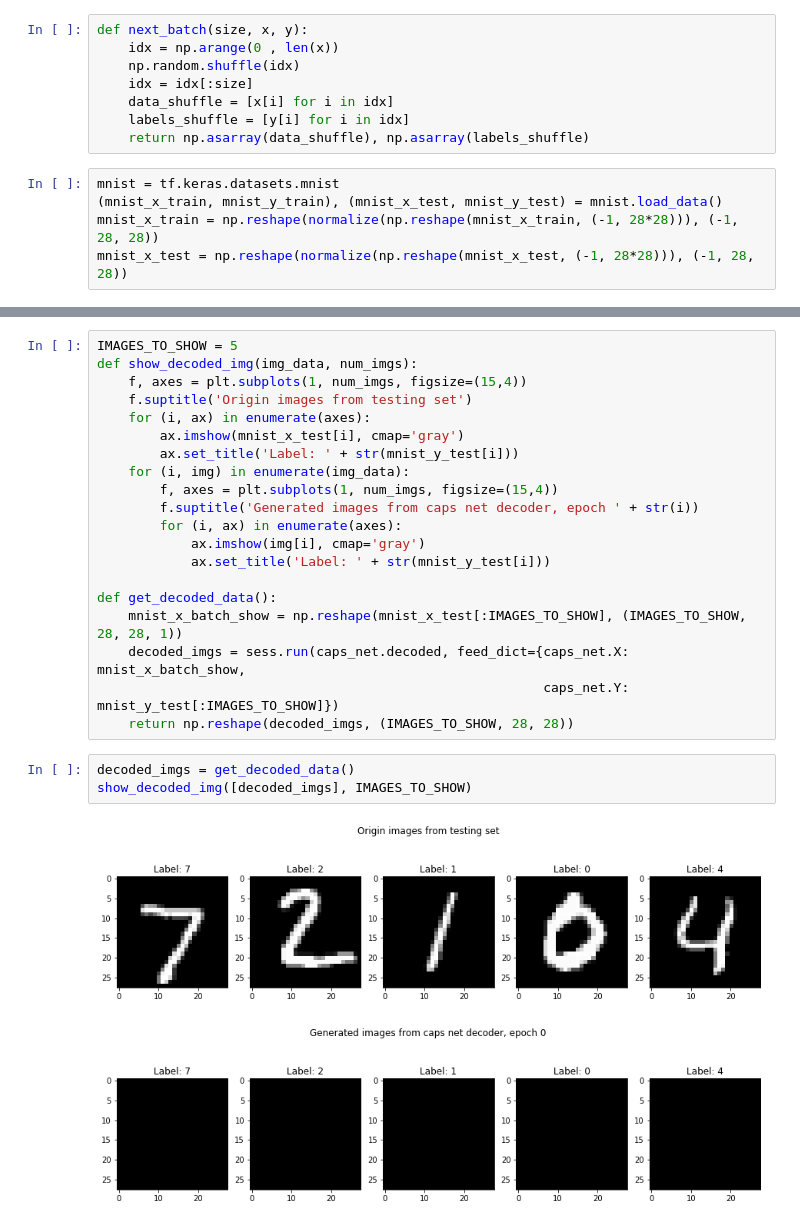
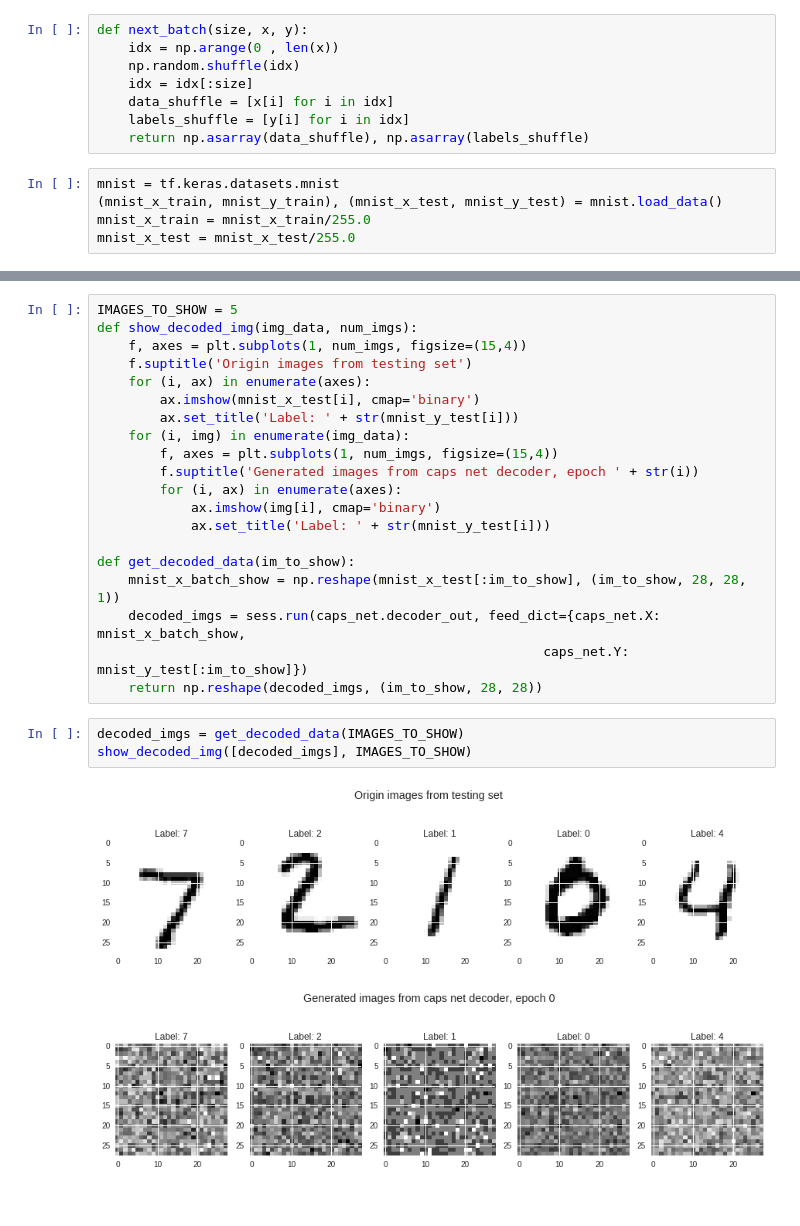
Before and after one commit to MoonL1ght/CapsNet, a Jupyter notebook: CapsNet-Testing.ipynb, the cells around one changed output, grey strips where cells are left out. Saved outputs shown, nothing was run; the diff lists cells and outputs as text.

```diff
--- a/CapsNet-Testing.ipynb
+++ b/CapsNet-Testing.ipynb
@@ -74,5 +73,5 @@ def next_batch(size, x, y):
 # %%
 mnist = tf.keras.datasets.mnist
 (mnist_x_train, mnist_y_train), (mnist_x_test, mnist_y_test) = mnist.load_data()
-mnist_x_train = np.reshape(normalize(np.reshape(mnist_x_train, (-1, 28*28))), (-1, 28, 28))
-mnist_x_test = np.reshape(normalize(np.reshape(mnist_x_test, (-1, 28*28))), (-1, 28, 28))
+mnist_x_train = mnist_x_train/255.0
+mnist_x_test = mnist_x_test/255.0
@@ -98,23 +100,23 @@ def show_decoded_img(img_data, num_imgs):
     f, axes = plt.subplots(1, num_imgs, figsize=(15,4))
     f.suptitle('Origin images from testing set')
     for (i, ax) in enumerate(axes):
-        ax.imshow(mnist_x_test[i], cmap='gray')
+        ax.imshow(mnist_x_test[i], cmap='binary')
         ax.set_title('Label: ' + str(mnist_y_test[i]))
     for (i, img) in enumerate(img_data):
         f, axes = plt.subplots(1, num_imgs, figsize=(15,4))
         f.suptitle('Generated images from caps net decoder, epoch ' + str(i))
         for (i, ax) in enumerate(axes):
-            ax.imshow(img[i], cmap='gray')
+            ax.imshow(img[i], cmap='binary')
             ax.set_title('Label: ' + str(mnist_y_test[i]))
 
-def get_decoded_data():
-    mnist_x_batch_show = np.reshape(mnist_x_test[:IMAGES_TO_SHOW], (IMAGES_TO_SHOW, 28, 28, 1))
-    decoded_imgs = sess.run(caps_net.decoded, feed_dict={caps_net.X: mnist_x_batch_show,
-                                                         caps_net.Y: mnist_y_test[:IMAGES_TO_SHOW]})
-    return np.reshape(decoded_imgs, (IMAGES_TO_SHOW, 28, 28))
+def get_decoded_data(im_to_show):
+    mnist_x_batch_show = np.reshape(mnist_x_test[:im_to_show], (im_to_show, 28, 28, 1))
+    decoded_imgs = sess.run(caps_net.decoder_out, feed_dict={caps_net.X: mnist_x_batch_show,
+                                                         caps_net.Y: mnist_y_test[:im_to_show]})
+    return np.reshape(decoded_imgs, (im_to_show, 28, 28))
 # %%
-decoded_imgs = get_decoded_data()
+decoded_imgs = get_decoded_data(IMAGES_TO_SHOW)
 show_decoded_img([decoded_imgs], IMAGES_TO_SHOW)
 # %% [output]
-[figure, old version]
+[figure, new version]
-[figure, old version]
+[figure, new version]
```
Also changed, not shown: parts of 12 cells of this notebook.
